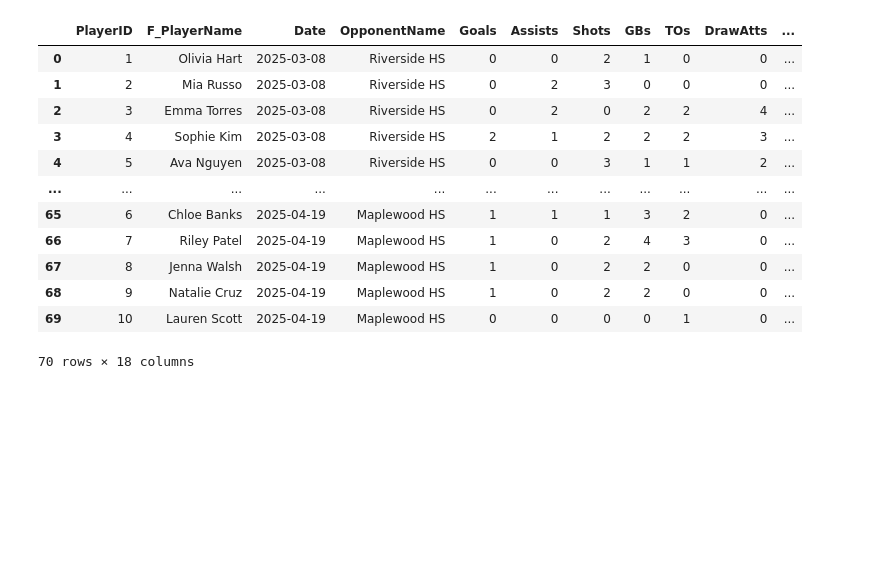
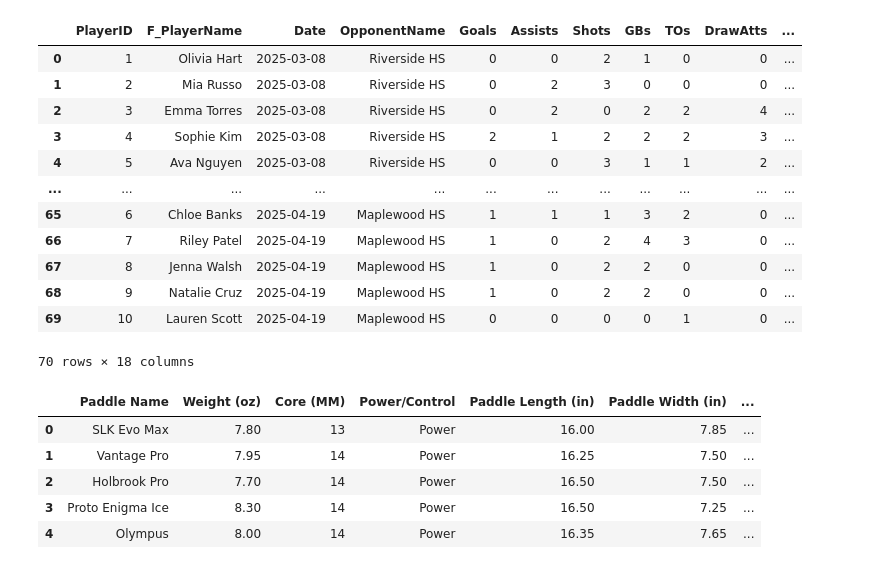
Before and after one commit to ChrisNap-000/PaupackLaxStatTracking, a Jupyter notebook: Test.ipynb, the cells around one changed output. Saved outputs shown, nothing was run; the diff lists cells and outputs as text; code cells hidden in the pictures; blank space fills up the shorter version.

Commit message:
Change input to google sheets url

```diff
--- a/Test.ipynb
+++ b/Test.ipynb
@@ -46,3 +47,27 @@ df_fact
 | 68 | 9 | Natalie Cruz | 2025-04-19 | Maplewood HS | 1 | 0 | 2 | 2 | 0 | 0 | ... |
 | 69 | 10 | Lauren Scott | 2025-04-19 | Maplewood HS | 0 | 0 | 0 | 0 | 1 | 0 | ... |
 70 rows × 18 columns
+# %%
+def google_sheet_to_df(url: str) -> pd.DataFrame:
+    match = re.search(r"/spreadsheets/d/([a-zA-Z0-9-_]+)", url)
+    if not match:
+        raise ValueError("Invalid Google Sheets URL")
+
+    sheet_id = match.group(1)
+    gid_match = re.search(r"gid=(\d+)", url)
+    gid = gid_match.group(1) if gid_match else "0"
+
+    csv_url = f"https://docs.google.com/spreadsheets/d/{sheet_id}/export?format=csv&gid={gid}"
+    return pd.read_csv(csv_url)
+
+# Usage
+url = input("Enter the Google Sheets URL: ")
+df = google_sheet_to_df(url)
+df.head()
+# %% [output]
+|  | Paddle Name | Weight (oz) | Core (MM) | Power/Control | Paddle Length (in) | Paddle Width (in) | ... |
+| 0 | SLK Evo Max | 7.80 | 13 | Power | 16.00 | 7.85 | ... |
+| 1 | Vantage Pro | 7.95 | 14 | Power | 16.25 | 7.50 | ... |
+| 2 | Holbrook Pro | 7.70 | 14 | Power | 16.50 | 7.50 | ... |
+| 3 | Proto Enigma Ice | 8.30 | 14 | Power | 16.50 | 7.25 | ... |
+| 4 | Olympus | 8.00 | 14 | Power | 16.35 | 7.65 | ... |
```
Also changed, not shown: parts of 1 cell of this notebook, 3 other files.
